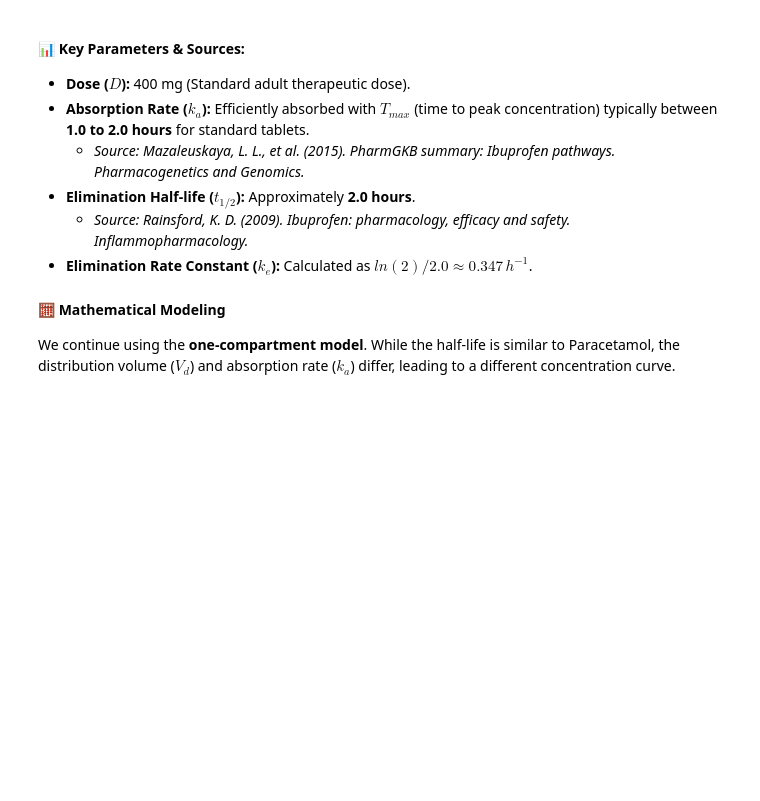
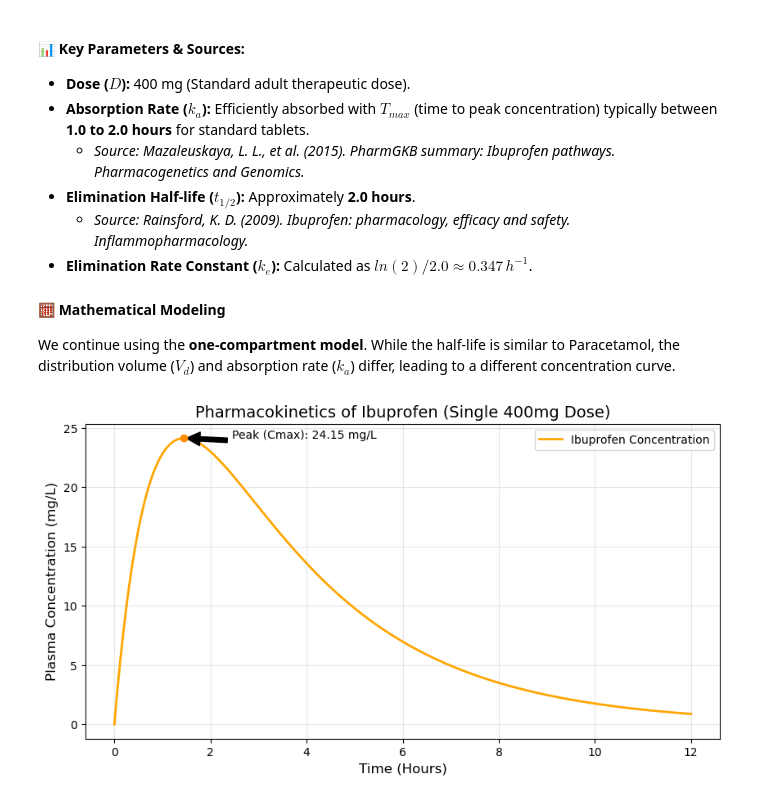
Before and after one commit to AlexandrovTodorov/math-concepts-pharmacy-project, a Jupyter notebook: Pharmacy_Math_Project.ipynb, the cells around one changed output. Cells and saved outputs as stored; diff of their text form; code cells hidden in the pictures; blank space fills up the shorter version.

```diff
--- a/Pharmacy_Math_Project.ipynb
+++ b/Pharmacy_Math_Project.ipynb
@@ -137,3 +137,41 @@ Ibuprofen is a non-steroidal anti-inflammatory drug (NSAID) with a slightly diff
 
 #### 🧮 Mathematical Modeling
 We continue using the **one-compartment model**. While the half-life is similar to Paracetamol, the distribution volume ($V_d$) and absorption rate ($k_a$) differ, leading to a different concentration curve.
+# %%
+import numpy as np
+import matplotlib.pyplot as plt
+
+# Parameters for Ibuprofen (400mg dose)
+D_ibu = 400      # Dose in mg
+ka_ibu = 1.2     # Absorption rate (slightly slower than Paracetamol)
+ke_ibu = 0.347   # Elimination rate (half-life ~2.0h)
+Vd_ibu = 10      # Volume of distribution (Ibuprofen has low Vd due to protein binding)
+
+# Time vector (0 to 12 hours)
+t_i = np.linspace(0, 12, 200)
+
+# Concentration function (Bateman Equation)
+def pk_model_ibu(t, D, ka, ke, Vd):
+    return (D * ka / (Vd * (ka - ke))) * (np.exp(-ke * t) - np.exp(-ka * t))
+
+conc_i = pk_model_ibu(t_i, D_ibu, ka_ibu, ke_ibu, Vd_ibu)
+
+# Plotting
+plt.figure(figsize=(10, 5))
+plt.plot(t_i, conc_i, label='Ibuprofen Concentration', color='orange', linewidth=2)
+
+# Marking Tmax and Cmax
+t_max_idx_i = np.argmax(conc_i)
+plt.scatter(t_i[t_max_idx_i], conc_i[t_max_idx_i], color='darkorange', zorder=5)
+plt.annotate(f'Peak (Cmax): {conc_i[t_max_idx_i]:.2f} mg/L',
+             xy=(t_i[t_max_idx_i], conc_i[t_max_idx_i]), xytext=(t_i[t_max_idx_i]+1, conc_i[t_max_idx_i]),
+             arrowprops=dict(facecolor='black', shrink=0.05))
+
+plt.title("Pharmacokinetics of Ibuprofen (Single 400mg Dose)", fontsize=14)
+plt.xlabel("Time (Hours)", fontsize=12)
+plt.ylabel("Plasma Concentration (mg/L)", fontsize=12)
+plt.grid(alpha=0.3)
+plt.legend()
+plt.show()
+# %% [output]
+[figure, added]
```
Also changed, not shown: parts of 1 cell of this notebook.
